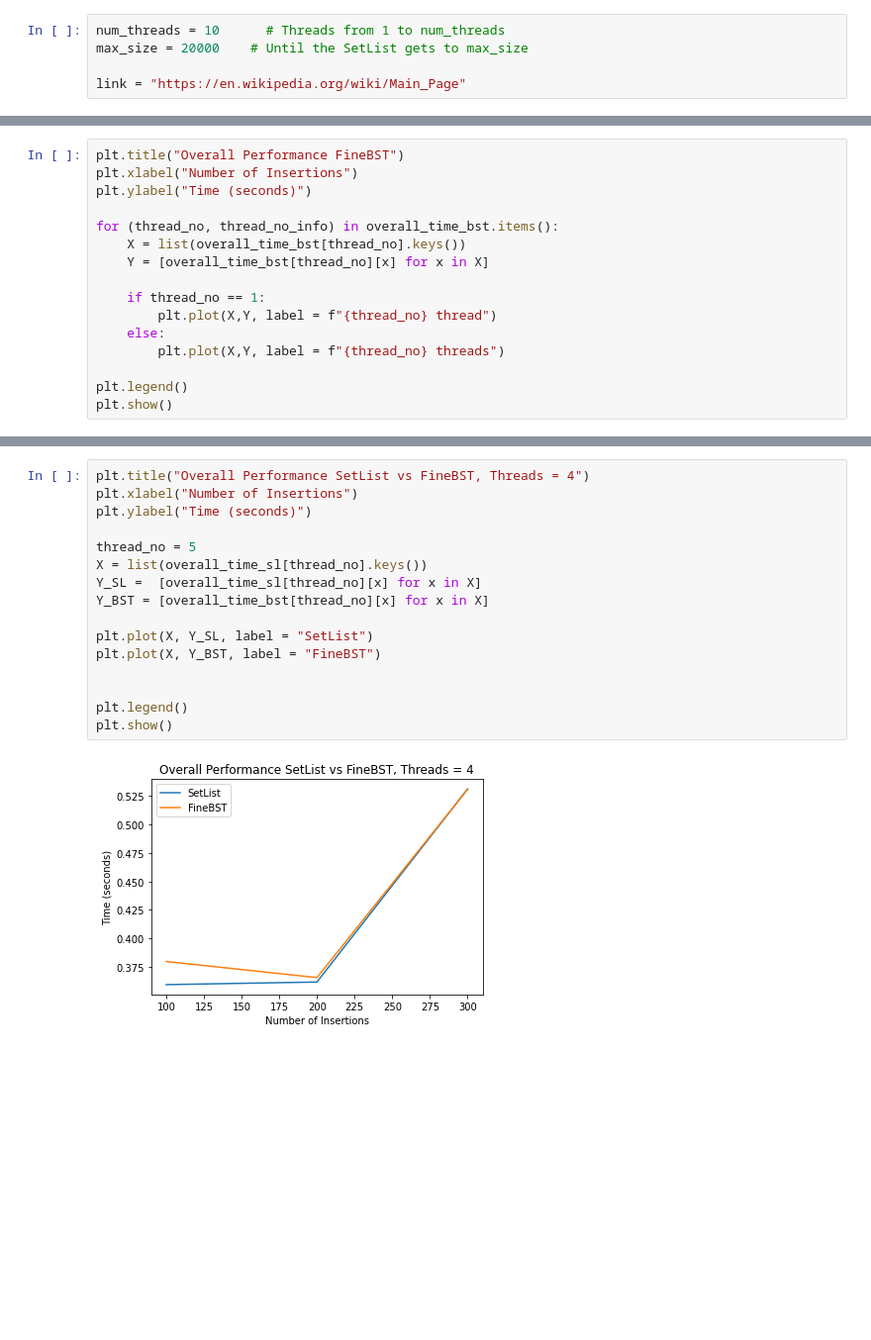
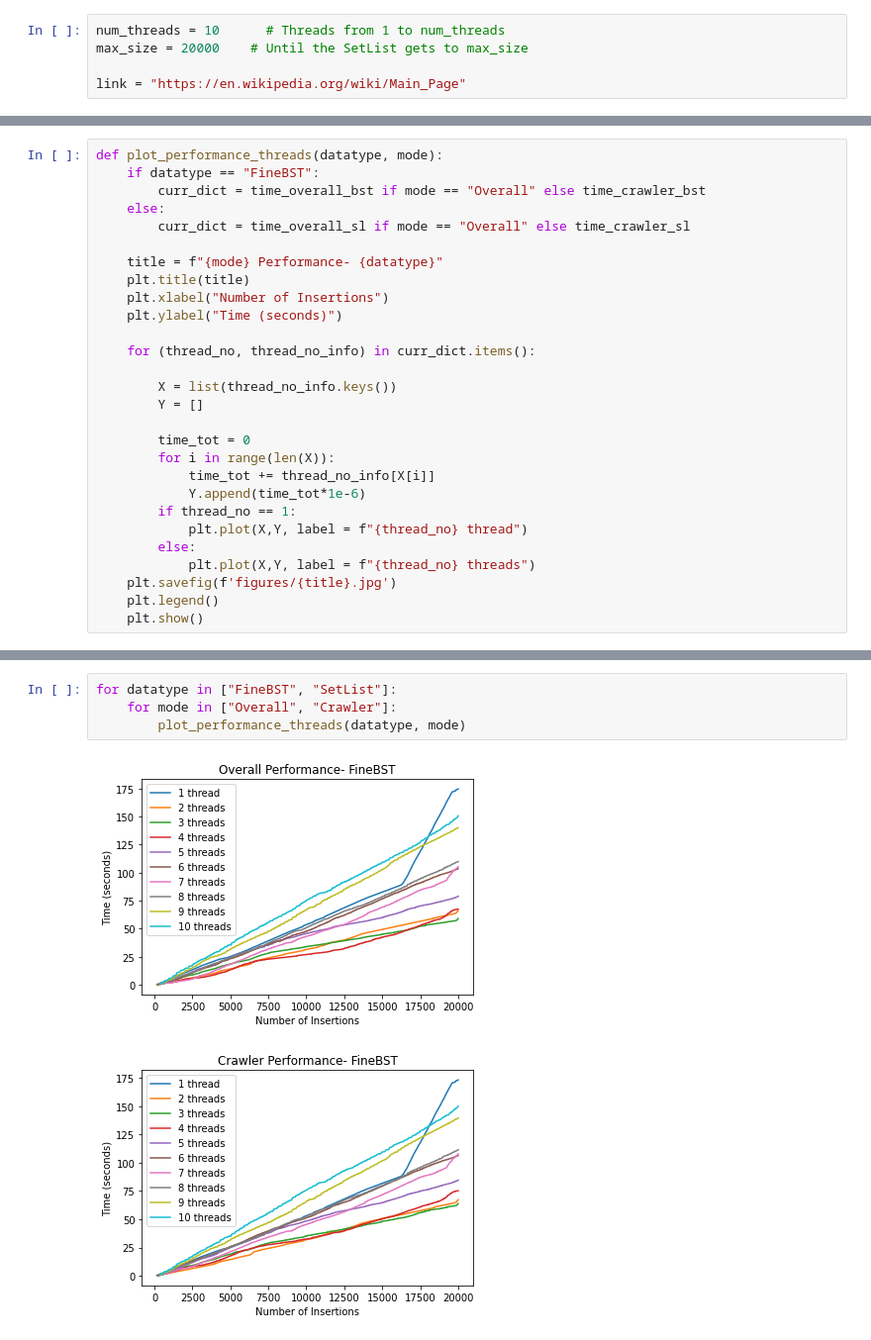
Before and after one commit to maikaedberg/ParallelCrawling, a Jupyter notebook: plot_times.ipynb, the cells around one changed output, grey strips where cells are left out. Shown at 99% size. Saved outputs shown, nothing was run; the diff lists cells and outputs as text; blank space fills up the shorter version.

Commit message:
graphs

```diff
--- a/plot_times.ipynb
+++ b/plot_times.ipynb
@@ -65,16 +50,28 @@ KeyboardInterrupt:
 # %%
-plt.title("Overall Performance FineBST")
-plt.xlabel("Number of Insertions")
-plt.ylabel("Time (seconds)")
+def plot_performance_threads(datatype, mode):
+    if datatype == "FineBST":
+        curr_dict = time_overall_bst if mode == "Overall" else time_crawler_bst
+    else:
+        curr_dict = time_overall_sl if mode == "Overall" else time_crawler_sl
 
-for (thread_no, thread_no_info) in overall_time_bst.items():
-    X = list(overall_time_bst[thread_no].keys())
-    Y = [overall_time_bst[thread_no][x] for x in X]
+    title = f"{mode} Performance- {datatype}"
+    plt.title(title)
+    plt.xlabel("Number of Insertions")
+    plt.ylabel("Time (seconds)")
 
-    if thread_no == 1:
-        plt.plot(X,Y, label = f"{thread_no} thread")
-    else:
-        plt.plot(X,Y, label = f"{thread_no} threads")
+    for (thread_no, thread_no_info) in curr_dict.items():
 
-plt.legend()
-plt.show()
+        X = list(thread_no_info.keys())
+        Y = []
+
+        time_tot = 0
+        for i in range(len(X)):
+            time_tot += thread_no_info[X[i]]
+            Y.append(time_tot*1e-6)
+        if thread_no == 1:
+            plt.plot(X,Y, label = f"{thread_no} thread")
+        else:
+            plt.plot(X,Y, label = f"{thread_no} threads")
+    plt.savefig(f'figures/{title}.jpg')
+    plt.legend()
+    plt.show()
@@ -148,18 +78,7 @@ plt.show()
-# %%
-plt.title("Overall Performance SetList vs FineBST, Threads = 4")
-plt.xlabel("Number of Insertions")
-plt.ylabel("Time (seconds)")
-
-thread_no = 5
-X = list(overall_time_sl[thread_no].keys())
-Y_SL =  [overall_time_sl[thread_no][x] for x in X]
-Y_BST = [overall_time_bst[thread_no][x] for x in X]
-
-plt.plot(X, Y_SL, label = "SetList")
-plt.plot(X, Y_BST, label = "FineBST")
-
-
-plt.legend()
-plt.show()
-# %% [output]
-[figure, removed]
+# %%
+for datatype in ["FineBST", "SetList"]:
+    for mode in ["Overall", "Crawler"]:
+        plot_performance_threads(datatype, mode)
+# %% [output]
+[figure, added]
+[figure, added]
```
Also changed, not shown: parts of 10 cells of this notebook, 8 other files.
